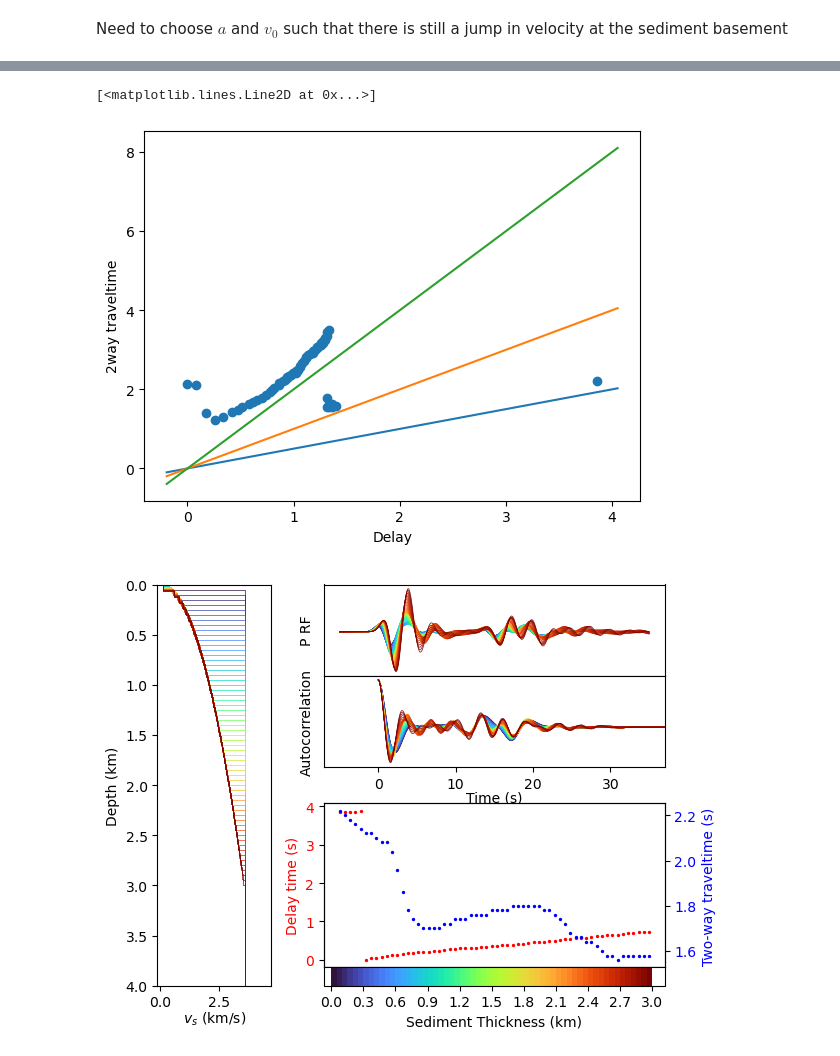
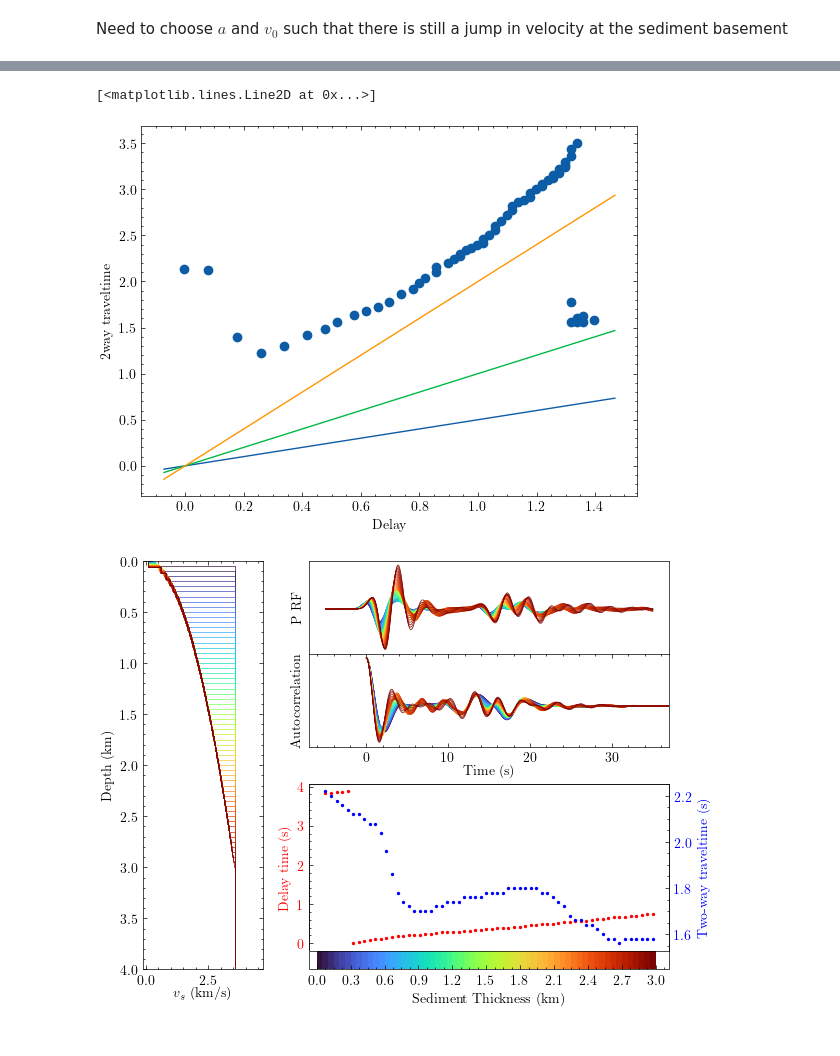
Before and after one commit to auggiemarignier/AusSedThick, a Jupyter notebook: aussedthickrf/02ForwardModelling.ipynb, the cells around one changed output, grey strips where cells are left out. Saved outputs shown, nothing was run; the diff lists cells and outputs as text; code cells hidden in the pictures.

```diff
--- a/aussedthickrf/02ForwardModelling.ipynb
+++ b/aussedthickrf/02ForwardModelling.ipynb
@@ -17,6 +17,10 @@ from matplotlib import cm
 from matplotlib.colors import Normalize, LinearSegmentedColormap
 
 from utils import get_tpsb, get_twtt
+# %%
+import scienceplots
+plt.style.use("science")
+plt.rcParams["figure.figsize"] = (6.4, 4.8)
 # %% [markdown]
 Simple demonstration of BayHunter
 # %%
@@ -386,15 +393,15 @@ plt.show()
 # %%
-plt.scatter(delays, travel_times)
+plt.scatter(delays[1:], travel_times[1:])
 plt.xlabel("Delay")
 plt.ylabel("2way traveltime")
 ax = plt.gca()
 xlim = ax.get_xlim()
 plt.plot(xlim, 0.5*np.array(xlim))
 plt.plot(xlim, 1*np.array(xlim))
 plt.plot(xlim, 2*np.array(xlim))
 # %% [output]
 [<matplotlib.lines.Line2D at 0x...>]
-[figure, old version]
+[figure, new version]
 # %%
 fig = figure_layout()
 model_ax, rf_ax, auto_ax, delay_ax, tt_ax, cbar_ax = fig.axes
@@ -451,7 +458,7 @@ _xmn, _xmx = delay_ax.get_xlim()
 cbar_ax.set_xlim([_xmn + 0.03, _xmx - 0.03])
 plt.show()
 # %% [output]
-[figure, old version]
+[figure, new version]
 # %%
 plt.scatter(delays, travel_times)
 plt.xlabel("Delay")
```
Also changed, not shown: parts of 9 cells of this notebook.
